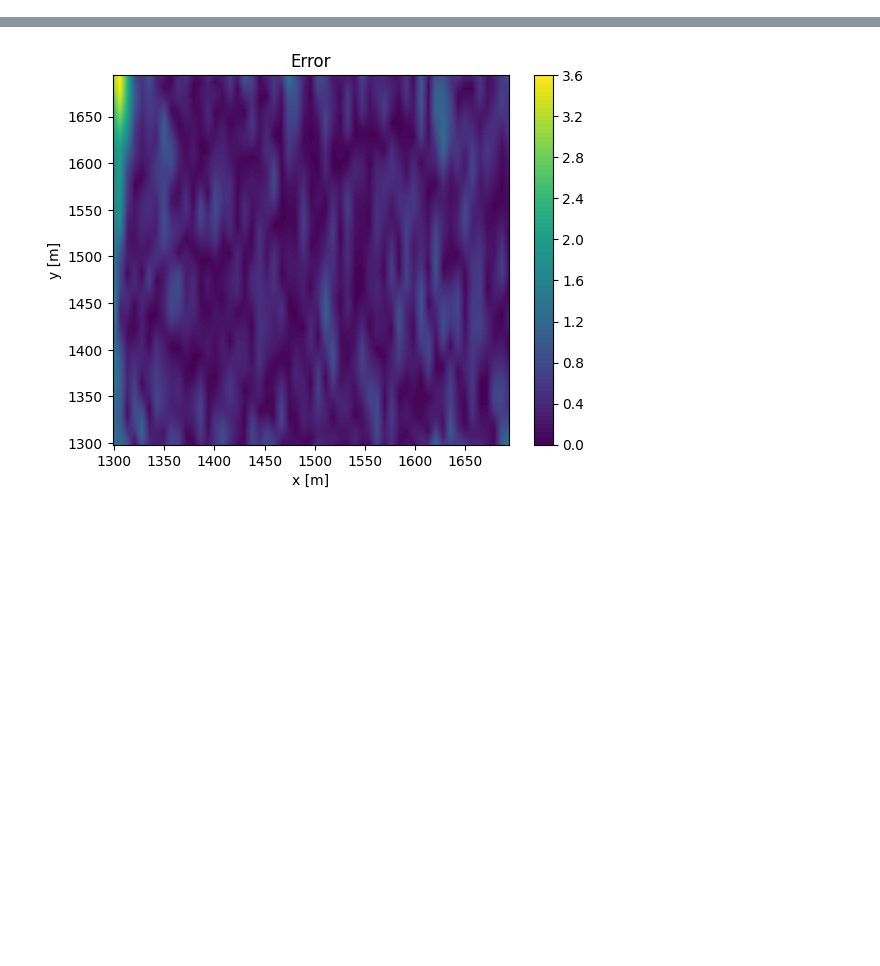
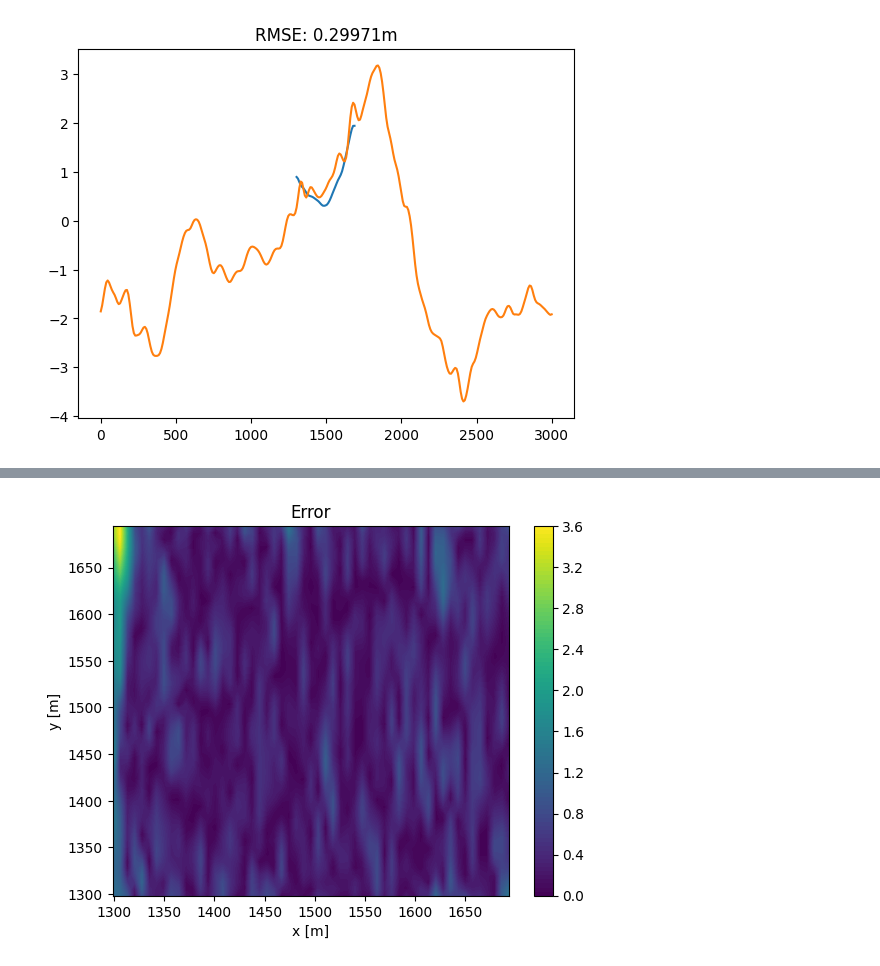
Before and after one commit to VegardBaa/HOSim, a Jupyter notebook: ML/ML_update_2d.ipynb, the cells around one changed output, grey strips where cells are left out. Drawn from its saved outputs; the diff is of its cells as text; code cells hidden in the pictures; blank space fills up the shorter version.

```diff
--- a/ML/ML_update_2d.ipynb
+++ b/ML/ML_update_2d.ipynb
@@ -78,7 +86,7 @@ measure_time = 60 # one minute
 num_measurements = 6
 step = int(measure_time / num_measurements)
 
-train_percentage = 0.7
+train_percentage = 0.8
 
 X = eta_hat[:-prediction_time]
 y = eta_hat[prediction_time+measure_time:-1]
@@ -125,20 +133,25 @@ print(X_train.shape, y_train.shape, X_test.shape, y_test.shape)
 # %%
-X = eta_hat[:100]
-y = eta_hat[5:105]
+X = np.stack([eta_hat[:-5], phi_hat[:-5]], axis=1)
+y = eta_hat[5:]
 
 X = irfft2(X)
 y = irfft2(y)
 
-train_percentage = 0.7
+train_percentage = 0.8
 
 X_train = X[:int(X.shape[0]*train_percentage), :, :]
 X_test = X[int(X.shape[0]*train_percentage):, :, :]
 y_train = y[:int(y.shape[0]*train_percentage), :]
 y_test = y[int(y.shape[0]*train_percentage):, :]
 
-std = np.std(X_train)
-X_train = X_train / std
-y_train = y_train / std
+std_eta = np.std(X_train[:, 0])
+std_phi = np.std(X_train[:, 1])
+
+X_train[:, 0] /= std_eta
+X_train[:, 1] /= std_phi
+
+y_train = y_train / std_eta
+
 
 print(X_train.shape, y_train.shape)
 # %% [output]
@@ -307,0 +313,63 @@ plt.show()
+# %%
+import torch
+import torch.nn as nn
+from torch.utils.data import TensorDataset, DataLoader
+from FNO import FNO1d, FNO2d
+
+X_test_tensor = torch.from_numpy(X_test[:100] / std).float().to(device)
+
+y_pred = None
+with torch.no_grad():
+    y_pred = model(X_test_tensor).cpu().numpy() * std
+
+for index in range(0, 100, 8):
+    plt.plot(x[mes_index_1:mes_index_2], y_pred[index, :, modes][mes_index_1:mes_index_2])
+    plt.plot(x, y_test[index, :, modes])
+    RMSE = np.sqrt(np.mean((y_pred[index, :, modes][mes_index_1:mes_index_2] - y_test[index, :, modes][mes_index_1:mes_index_2])**2))
+    plt.title(f"RMSE: {RMSE:.5f}m")
+    plt.show()
+
+    # plt.plot(x, y_pred[index, modes, :])
+    # plt.plot(x, y_train[index, modes, :]*std_eta)
+    # RMSE = np.sqrt(np.mean((y_pred[index, modes, :] - y_train[index, modes, :]*std_eta)**2))
+    # plt.title(f"RMSE: {RMSE:.5f}m")
+    # plt.xlim(1000, 2000)
+    # plt.show()
+
+# plt.plot(x[mes_index_1:mes_index_2], y_pred[index, y_pred.shape[1]//2, mes_index_1:mes_index_2].cpu().numpy(), label="Prediction", color="k", linestyle="--")
+# plt.plot(x[mes_index_1:mes_index_2], y_test[index, y_pred.shape[1]//2, mes_index_1:mes_index_2], label="Ground Truth", color="b")
+
+# RMSE = np.sqrt(np.mean((y_pred_cut[:, cut_index:cut_index_2] - y_test_cut[:, cut_index:cut_index_2])**2))
+# MAE = np.mean(np.abs(y_pred_cut[:, cut_index:cut_index_2]-y_test_cut[:, cut_index:cut_index_2]))
+
+# fig, axes = plt.subplots(3, 3, figsize=(15, 12))
+# fig.suptitle("Prediction vs Ground Truth FNO\n" + f"RMSE: {RMSE:.3f}m, MAE: {MAE:.3f}m", fontsize=22)
+
+# for i, ax in enumerate(axes.flat):
+#     ax.plot(x[cut_index:cut_index_2], y_pred_cut[int(i/9*y_pred_cut.shape[0]), cut_index:cut_index_2], label='Prediction', color="k", linestyle="--")
+#     ax.plot(x[cut_index:cut_index_2], y_test_cut[int(i/9*y_pred_cut.shape[0]), cut_index:cut_index_2], label='Ground Truth', color="b")
+#     ax.grid(True)
+
+#     ax.grid(True)
+
+#     row, col = divmod(i, 3)
+
+#     if row == 2:
+#         ax.set_xlabel('x [m]')
+#     else:
+#         ax.set_xticklabels([])
+#     if col != 0:
+#         ax.set_ylabel('η [m]')
+
+#     if i == 0:
+#         ax.legend()
+
+#     ax.set_xlim(x[cut_index], x[cut_index_2])
+
+#     # ax.set_xlim(x[cut_index], x[cut_index_2])
+
+# plt.tight_layout()
+# plt.subplots_adjust(top=0.9)
+# plt.show()
+# %% [output]
+[figure, added]
```
Also changed, not shown: parts of 7 cells of this notebook.
